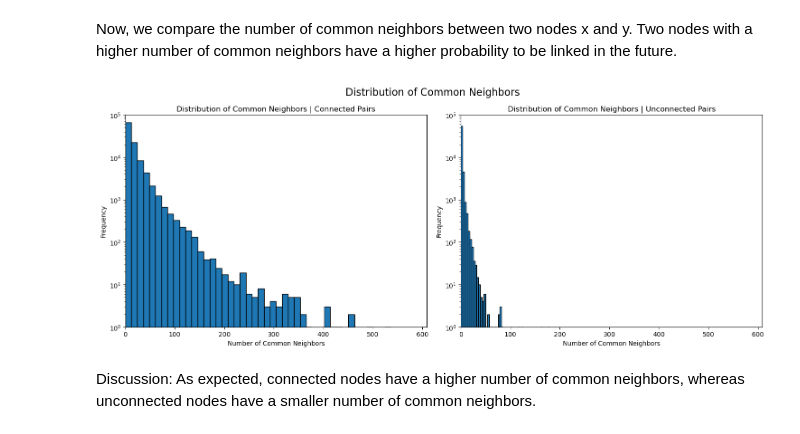
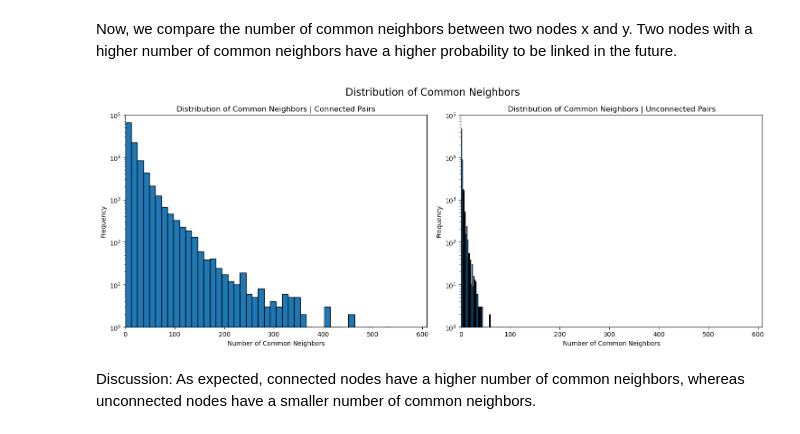
Before and after one commit to angelpras/epfl_ADA_project, a Jupyter notebook: results.ipynb, the cells around one changed output. Saved outputs shown, nothing was run; the diff lists cells and outputs as text; code cells hidden in the pictures.

```diff
--- a/results.ipynb
+++ b/results.ipynb
@@ -127,3 +127,5 @@ visualize_graph(G)
+# %%
+unconnected_pairs = create_subset_unconnected_nodes(G)
 # %% [markdown]
 ### Graph statistical analysis
 
@@ -246,9 +248,9 @@ df_eigen
 # %% [markdown]
 Now, we compare the number of common neighbors between two nodes x and y. Two nodes with a higher number of common neighbors have a higher probability to be linked in the future.
 # %%
-calculate_common_neighbors(G)
+calculate_common_neighbors(G, unconnected_pairs)
 # %% [output]
-[figure, old version]
+[figure, new version]
 # %% [markdown]
 Discussion: As expected, connected nodes have a higher number of common neighbors, whereas unconnected nodes have a smaller number of common neighbors.
 # %% [markdown]
```
Also changed, not shown: parts of 18 cells of this notebook, 1 other file.
